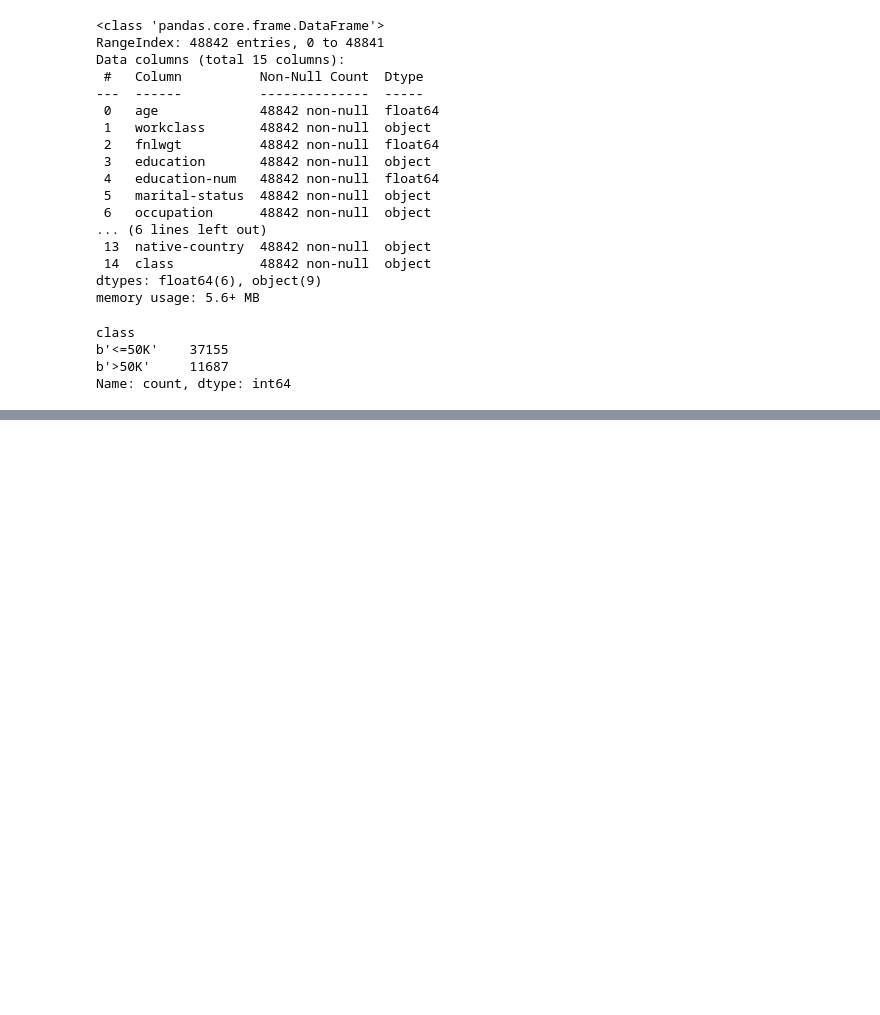
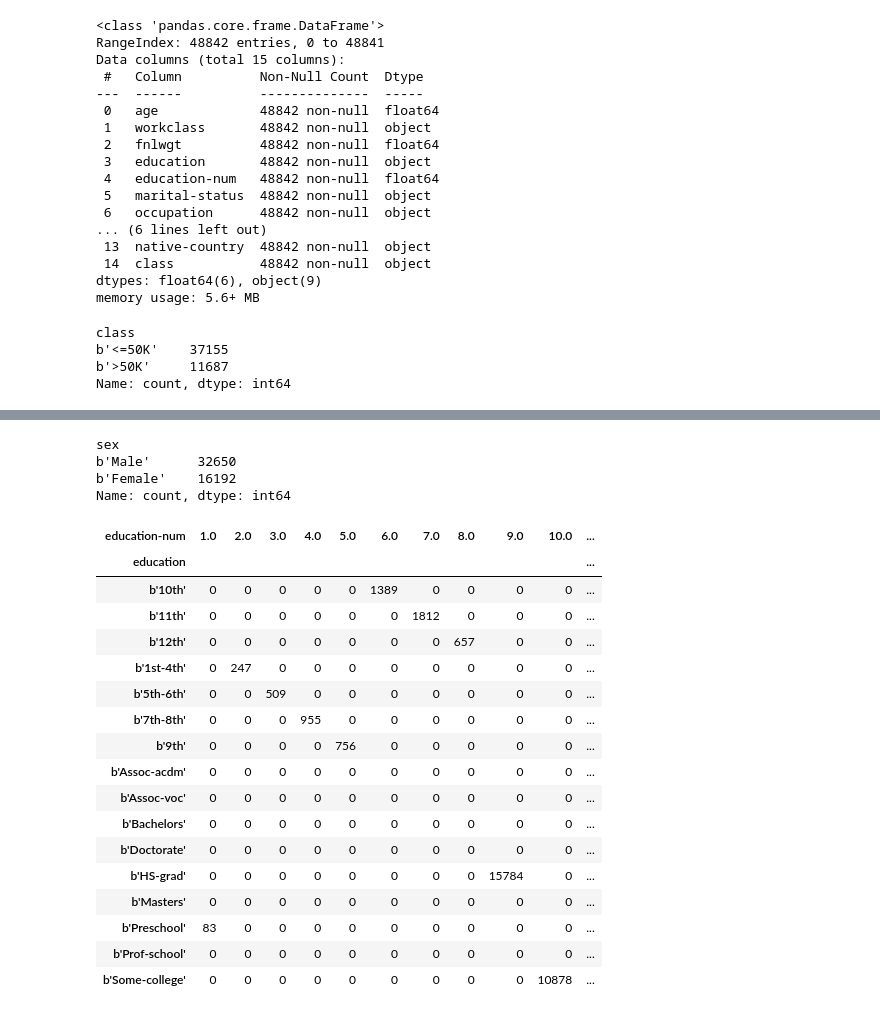
Before and after one commit to DavidGuzzi/inria, a Jupyter notebook: module_1.ipynb, the cells around one changed output, grey strips where cells are left out. Saved outputs shown, nothing was run; the diff lists cells and outputs as text; code cells hidden in the pictures; blank space fills up the shorter version.

```diff
--- a/module_1.ipynb
+++ b/module_1.ipynb
@@ -60,0 +125,8 @@ Name: count, dtype: int64
+# %%
+# Para variables categóricas.
+adult_census["sex"].value_counts()
+# %% [output]
+sex
+b'Male'      32650
+b'Female'    16192
+Name: count, dtype: int64
@@ -60,0 +135,23 @@ Name: count, dtype: int64
+# %%
+pd.crosstab(
+    index=adult_census["education"], columns=adult_census["education-num"]
+)
+# %% [output]
+| education-num | 1.0 | 2.0 | 3.0 | 4.0 | 5.0 | 6.0 | 7.0 | 8.0 | 9.0 | 10.0 | ... |
+| education |  |  |  |  |  |  |  |  |  |  | ... |
+| b'10th' | 0 | 0 | 0 | 0 | 0 | 1389 | 0 | 0 | 0 | 0 | ... |
+| b'11th' | 0 | 0 | 0 | 0 | 0 | 0 | 1812 | 0 | 0 | 0 | ... |
+| b'12th' | 0 | 0 | 0 | 0 | 0 | 0 | 0 | 657 | 0 | 0 | ... |
+| b'1st-4th' | 0 | 247 | 0 | 0 | 0 | 0 | 0 | 0 | 0 | 0 | ... |
+| b'5th-6th' | 0 | 0 | 509 | 0 | 0 | 0 | 0 | 0 | 0 | 0 | ... |
+| b'7th-8th' | 0 | 0 | 0 | 955 | 0 | 0 | 0 | 0 | 0 | 0 | ... |
+| b'9th' | 0 | 0 | 0 | 0 | 756 | 0 | 0 | 0 | 0 | 0 | ... |
+| b'Assoc-acdm' | 0 | 0 | 0 | 0 | 0 | 0 | 0 | 0 | 0 | 0 | ... |
+| b'Assoc-voc' | 0 | 0 | 0 | 0 | 0 | 0 | 0 | 0 | 0 | 0 | ... |
+| b'Bachelors' | 0 | 0 | 0 | 0 | 0 | 0 | 0 | 0 | 0 | 0 | ... |
+| b'Doctorate' | 0 | 0 | 0 | 0 | 0 | 0 | 0 | 0 | 0 | 0 | ... |
+| b'HS-grad' | 0 | 0 | 0 | 0 | 0 | 0 | 0 | 0 | 15784 | 0 | ... |
+| b'Masters' | 0 | 0 | 0 | 0 | 0 | 0 | 0 | 0 | 0 | 0 | ... |
+| b'Preschool' | 83 | 0 | 0 | 0 | 0 | 0 | 0 | 0 | 0 | 0 | ... |
+| b'Prof-school' | 0 | 0 | 0 | 0 | 0 | 0 | 0 | 0 | 0 | 0 | ... |
+| b'Some-college' | 0 | 0 | 0 | 0 | 0 | 0 | 0 | 0 | 0 | 10878 | ... |
```
Also changed, not shown: parts of 21 cells of this notebook.
